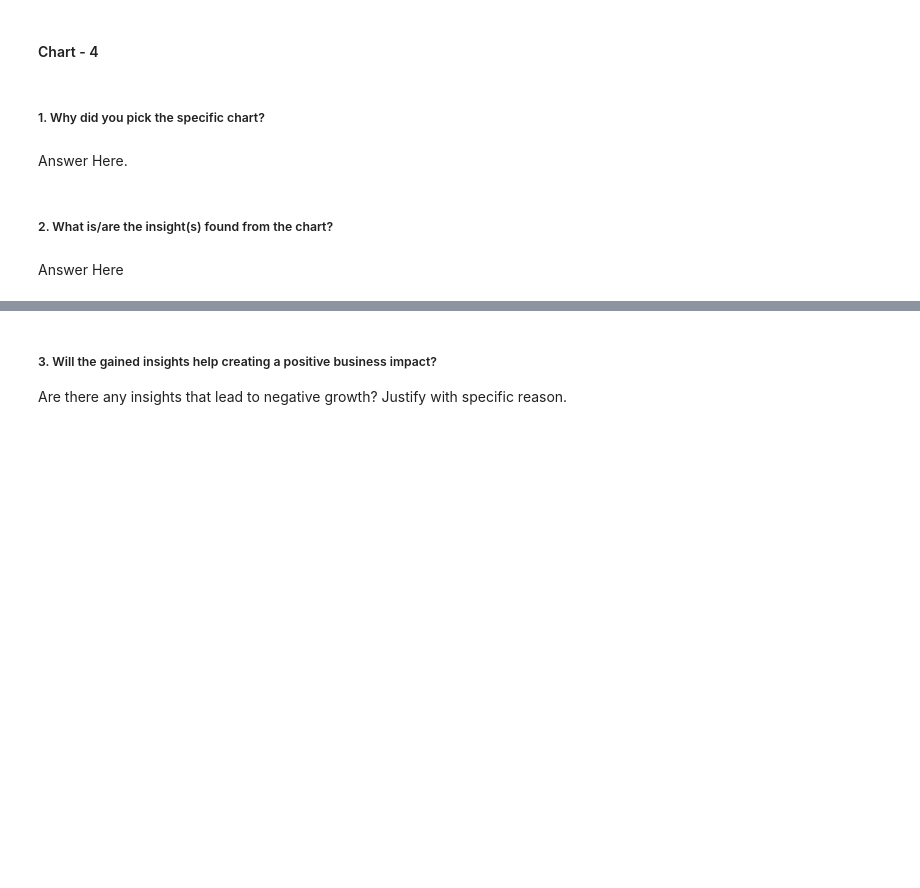
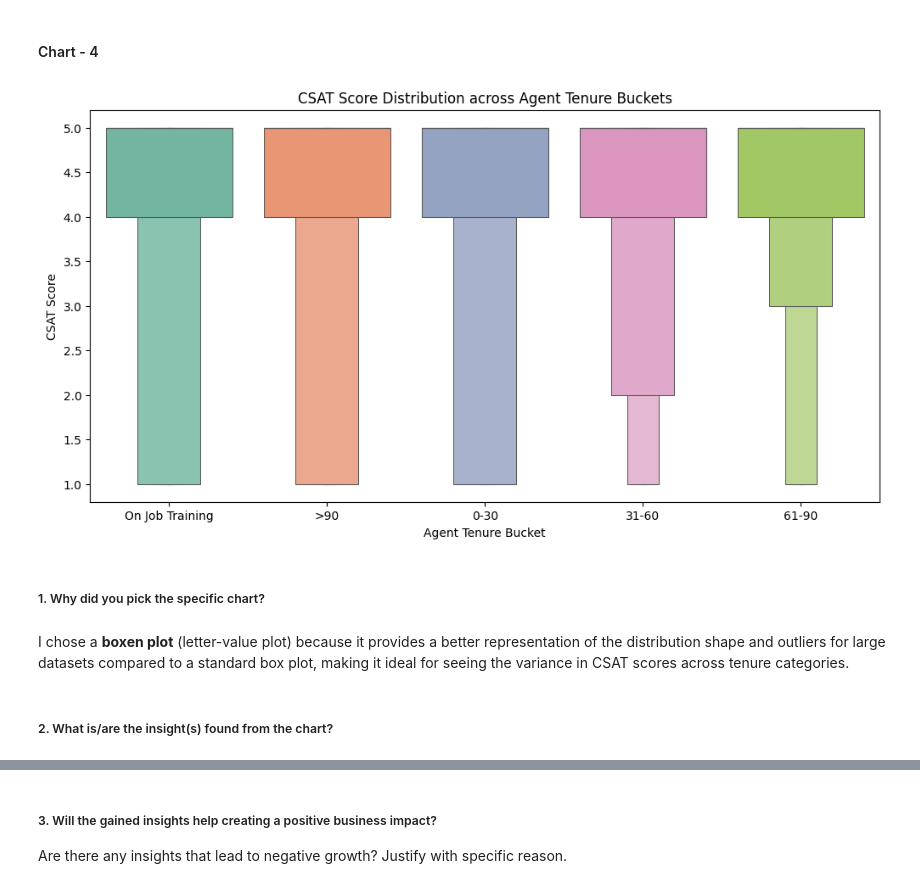
Before and after one commit to amol004/E-Commerce-Customer-Satisfaction-Score-Prediction-Deep-Learning, a Jupyter notebook: E_Commerce_Customer_Satisfaction_Score_Prediction.ipynb, the cells around one changed output, grey strips where cells are left out. Drawn from its saved outputs; the diff is of its cells as text; code cells hidden in the pictures; blank space fills up the shorter version.

```diff
--- a/E_Commerce_Customer_Satisfaction_Score_Prediction.ipynb
+++ b/E_Commerce_Customer_Satisfaction_Score_Prediction.ipynb
@@ -387,8 +385,15 @@ This provides a clear direction for business improvement. By streamlining the 'R
+# %%
+plt.figure(figsize=(12, 6))
+sns.boxenplot(x='Tenure Bucket', y='CSAT Score', data=df, palette='Set2')
+plt.title('CSAT Score Distribution across Agent Tenure Buckets')
+plt.xlabel('Agent Tenure Bucket')
+plt.ylabel('CSAT Score')
+plt.show()
+# %% [output]
+[figure, added]
 # %% [markdown]
 ##### 1. Why did you pick the specific chart?
-# %% [markdown]
-Answer Here.
+# %% [markdown]
+I chose a **boxen plot** (letter-value plot) because it provides a better representation of the distribution shape and outliers for large datasets compared to a standard box plot, making it ideal for seeing the variance in CSAT scores across tenure categories.
 # %% [markdown]
 ##### 2. What is/are the insight(s) found from the chart?
-# %% [markdown]
-Answer Here
```
Also changed, not shown: parts of 4 cells of this notebook.
